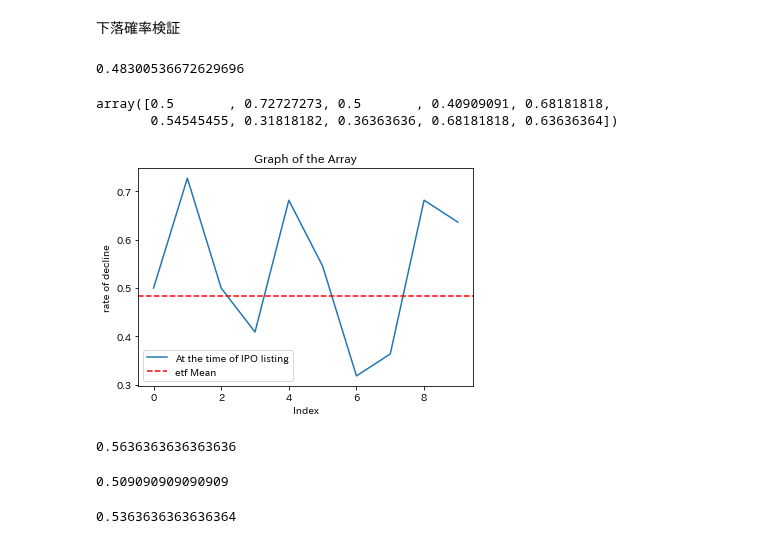
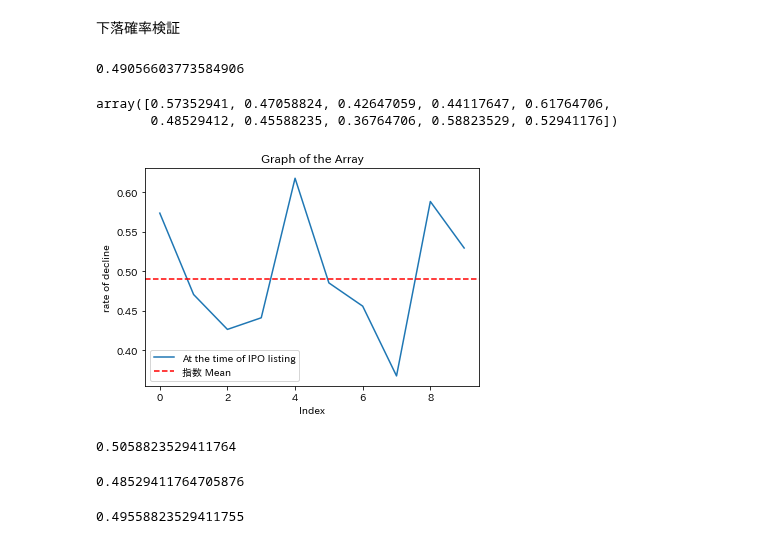
Before and after one commit to ryota1215/stock_tools, a Jupyter notebook: notebook/ipo_inspection.ipynb, the cells around one changed output. Saved outputs shown, nothing was run; the diff lists cells and outputs as text; code cells hidden in the pictures.

```diff
--- a/notebook/ipo_inspection.ipynb
+++ b/notebook/ipo_inspection.ipynb
@@ -77,14 +70,14 @@ df_mothers_etf_price[df_mothers_etf_price.isnull().any(axis=1)]
 # ipo検証用のdf作成[1]
 
 # 期末発行済株式数カラム作成用コード
-df_fin_first_list = pd.DataFrame()
+df_fin_firsts = pd.DataFrame()
 for i in df_assessments["code"].values:
 # for i in [3277]:実験用
     df_fin_first = jqapi.get_fins_statements(code=i)
     df_fin_first["期末発行済株式数"] = df_fin_first["NumberOfIssuedAndOutstandingSharesAtTheEndOfFiscalYearIncludingTreasuryStock"]
     df_fin_first["期末発行済株式数"] = pd.to_numeric(df_fin_first["期末発行済株式数"], errors='raise', downcast=None)
     df_fin_first["期末発行済株式数"] = df_fin_first["期末発行済株式数"].fillna(method='bfill')
-    df_fin_first_list = pd.concat([df_fin_first_list,df_fin_first.iloc[:1,:]], axis=0)
-# df_fin_first_list["期末発行済株式数"]
+    df_fin_firsts = pd.concat([df_fin_firsts,df_fin_first.iloc[:1,:]], axis=0)
+# df_fin_firsts["期末発行済株式数"]
 # %%
 # 時短用 read_csv
@@ -141,8 +134,6 @@ df_ipo_inspection["公募売出総額_初値計算"] = df_ipo_inspection["当選
 # 日付でソートするための日付列をdatetime型に変換
 df_ipo_inspection["上場日"] = pd.to_datetime(df_ipo_inspection["上場日"])
 df_ipo_inspection = df_ipo_inspection.loc[df_ipo_inspection["上場市場"] == "マザーズ",:]
-# マザーズetf上場後の2018-02-01以降のデータのみを抽出
-df_ipo_inspection = df_ipo_inspection[df_ipo_inspection['上場日'] >= "2018-02-01"]
 # %%
 # 日付列でソート
 df_ipo_inspection.sort_values(by='上場日', ascending=True, inplace=True)
@@ -154,18 +145,17 @@ df_ipo_inspection = df_ipo_inspection.reset_index(drop=True)
 # %%
 # 時価総額で抽出したipo銘柄の上場後の値動き
 # ipo_price_df_list　対象銘柄上場日の5日間の値動きをdfでリストに保存（5日間）時価総額＿初値500億以上
-# df_mothers_etf_price_df_list　前後5日間ずつをリストに保存
-# マザーズetfの上場した2018-02-01以後のみ検証
+# df_mothers_price_df_list　前後5日間ずつをリストに保存
 
 # ipoの株価保存用リスト
 df_ipo_price_list = []
 
-df_mothers_etf_price_list = []
-mothers_etf_oc_change_list =[]
-mothers_etf_oc_change_downflag_list = []
+df_mothers_price_list = []
+mothers_oc_change_list =[]
+mothers_oc_change_downflag_list = []
 # cc_change用
-# df_mothers_etf_cc_change_list = []
-# mothers_etf_cc_change_list =[]
+# df_mothers_cc_change_list = []
+# mothers_cc_change_list =[]
 for i in range(len(df_ipo_inspection)):
     ipo_code = df_ipo_inspection["code"][i]
     date = df_ipo_inspection["上場日"][i]
@@ -182,56 +172,56 @@ for i in range(len(df_ipo_inspection)):
     # 上場日から5日間を抽出
     df_ipo_price_list.append(price[0:5])
 
-    # マザーズetfの値動き保存　前後の日数設定
+    # マザーズ指数の値動き保存　前後の日数設定
     target_date = date
-    start_index = df_mothers_etf_price[df_mothers_etf_price['Date'] == target_date].index[0] - 5
-    end_index = df_mothers_etf_price[df_mothers_etf_price['Date'] == target_date].index[0] + 5
+    start_index = df_mothers_price[df_mothers_price['Date'] == target_date].index[0] - 5
+    end_index = df_mothers_price[df_mothers_price['Date'] == target_date].index[0] + 5
     # リストに追加
-    df_mothers_etf_price_list.append(df_mothers_etf_price.iloc[start_index:end_index])
-    mothers_etf_oc_change_list.append(df_mothers_etf_price.iloc[start_index:end_index].oc_change.values)
-    mothers_etf_oc_change_downflag_list.append(df_mothers_etf_price.iloc[start_index:end_index].oc_change_downflag.values)
+    df_mothers_price_list.append(df_mothers_price.iloc[start_index:end_index])
+    mothers_oc_change_list.append(df_mothers_price.iloc[start_index:end_index].oc_change.values)
+    mothers_oc_change_downflag_list.append(df_mothers_price.iloc[start_index:end_index].oc_change_downflag.values)
     # cc_change用
-    # df_mothers_etf_cc_change_list.append(df_mothers_etf_price.iloc[start_index:end_index].cc_change)
-    # mothers_etf_cc_change_list.append(df_mothers_etf_price.iloc[start_index:end_index].cc_change.values)
+    # df_mothers_cc_change_list.append(df_mothers_price.iloc[start_index:end_index].cc_change)
+    # mothers_cc_change_list.append(df_mothers_price.iloc[start_index:end_index].cc_change.values)
 # %% [markdown]
 下落確率検証
 # %%
-# マザーズetf　全期間　ocの下落率
-df_mothers_etf_price.oc_change_downflag.mean()
+# マザーズ指数　全期間　ocの下落率
+df_mothers_price.oc_change_downflag.mean()
 # %% [output]
-0.48300536672629696
+0.49056603773584906
 # %%
-# マザーズipo上場前後etfのocの下落率（－5日～5日目まで）
-np.mean(mothers_etf_oc_change_downflag_list,axis=0)
+# マザーズipo上場前後の指数ocの下落率（上場日－5日～5日目）
+np.mean(mothers_oc_change_downflag_list,axis=0)
 # %% [output]
-array([0.5       , 0.72727273, 0.5       , 0.40909091, 0.68181818,
-       0.54545455, 0.31818182, 0.36363636, 0.68181818, 0.63636364])
+array([0.57352941, 0.47058824, 0.42647059, 0.44117647, 0.61764706,
+       0.48529412, 0.45588235, 0.36764706, 0.58823529, 0.52941176])
 # %%
 # 可視化
-mean = df_mothers_etf_price.oc_change_downflag.mean()
-x = [i for i in range(len(np.mean(mothers_etf_oc_change_downflag_list,axis=0)))]
-y = np.mean(mothers_etf_oc_change_downflag_list,axis=0)
+mean = df_mothers_price.oc_change_downflag.mean()
+x = [i for i in range(len(np.mean(mothers_oc_change_downflag_list,axis=0)))]
+y = np.mean(mothers_oc_change_downflag_list,axis=0)
 plt.plot(x, y, label="At the time of IPO listing")
-plt.axhline(mean,color='red', linestyle='--', label="etf Mean")
+plt.axhline(mean,color='red', linestyle='--', label="指数 Mean")
 plt.xlabel("Index")
 plt.ylabel("rate of decline")
 plt.title("Graph of the Array")
 plt.legend()
 plt.show()
 # %% [output]
-[figure, old version]
+[figure, new version]
 # %%
 # マザーズipo　上場前　ocの下落率（-5日～-1日目まで）
-np.mean(np.mean(mothers_etf_oc_change_downflag_list,axis=0)[0:5])
+np.mean(np.mean(mothers_oc_change_downflag_list,axis=0)[0:5])
 # %% [output]
-0.5636363636363636
+0.5058823529411764
 # %%
 # マザーズipo　上場後　ocの下落率（1日～5日目まで）
-np.mean(np.mean(mothers_etf_oc_change_downflag_list,axis=0)[5:10])
+np.mean(np.mean(mothers_oc_change_downflag_list,axis=0)[5:10])
 # %% [output]
-0.509090909090909
+0.48529411764705876
 # %%
 # マザーズipo　上場前後　ocの下落率（全日の平均）
-np.mean(np.mean(mothers_etf_oc_change_downflag_list,axis=0))
+np.mean(np.mean(mothers_oc_change_downflag_list,axis=0))
 # %% [output]
-0.5363636363636364
+0.49558823529411755
```
Also changed, not shown: parts of 9 cells of this notebook.
